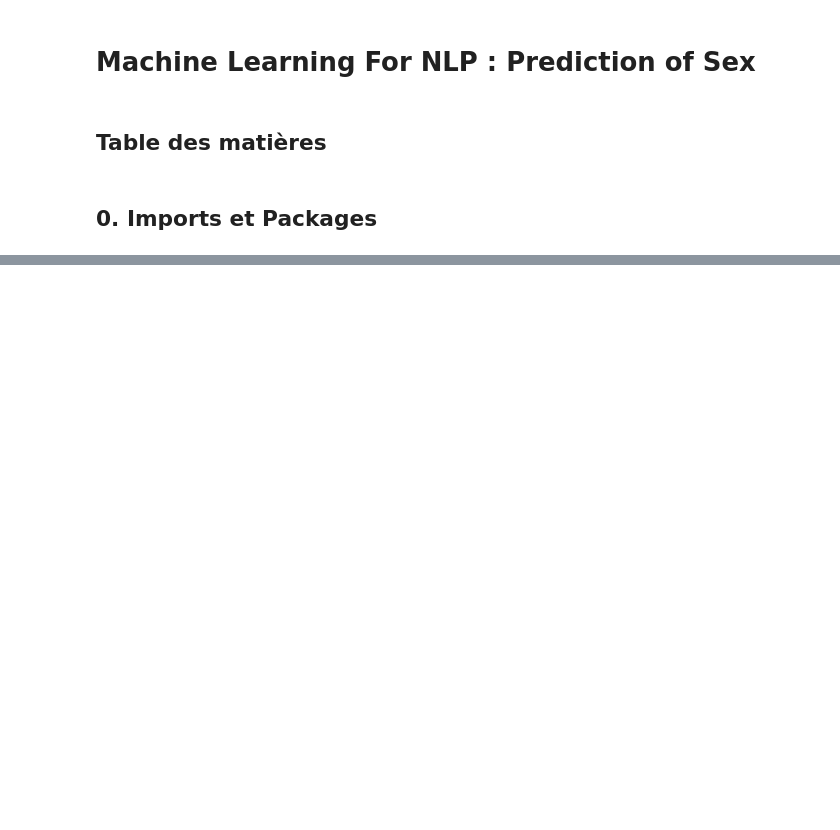
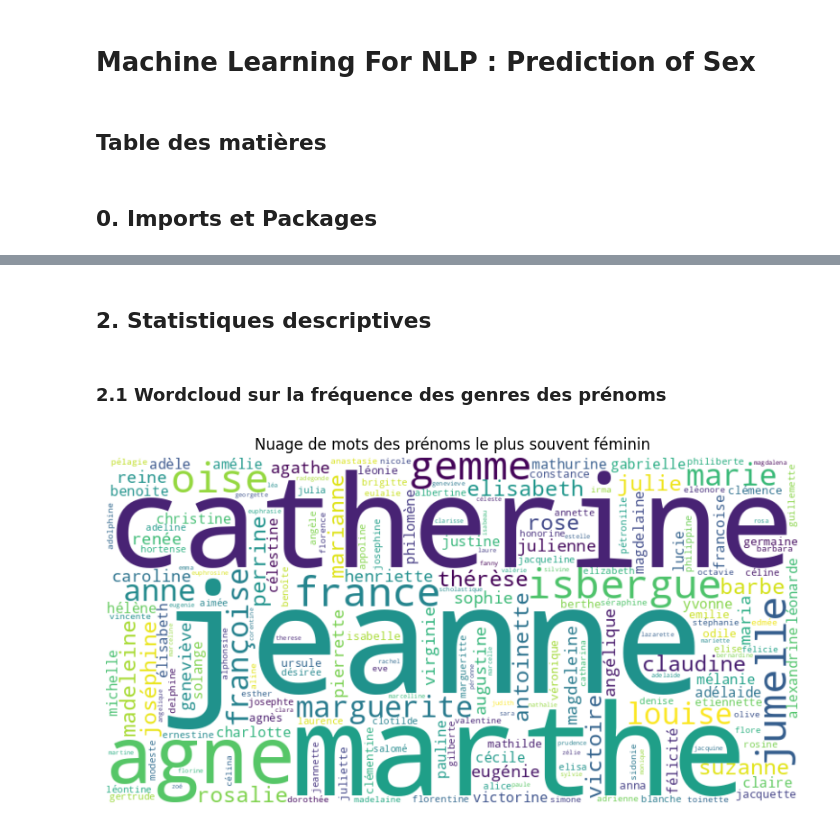
Before and after one commit to emanieluu/ml_for_nlp, a Jupyter notebook: NLP_Project.ipynb, the cells around one changed output, grey strips where cells are left out. Cells and saved outputs as stored; diff of their text form; code cells hidden in the pictures; blank space fills up the shorter version.

```diff
--- a/NLP_Project.ipynb
+++ b/NLP_Project.ipynb
@@ -334,0 +88,20 @@ jointure_data = pd.merge(
+# %% [markdown]
+## 2. Statistiques descriptives
+# %% [markdown]
+### 2.1 Wordcloud sur la fréquence des genres des prénoms
+# %%
+name_data["female_freq"] = name_data["female"] / (name_data["male"] + name_data["female"])
+# %%
+most_female_name = name_data[name_data["female_freq"] >= 0.5]
+all_names = " ".join(most_female_name["firstname"].dropna())
+wordcloud = WordCloud(
+    width=800, height=400, background_color="white"
+).generate(all_names)
+
+plt.figure(figsize=(10, 5))
+plt.imshow(wordcloud, interpolation="bilinear")
+plt.axis("off")
+plt.title("Nuage de mots des prénoms le plus souvent féminin")
+plt.show()
+# %% [output]
+[figure, added]
```
Also changed, not shown: parts of 44 cells of this notebook, 2 other files.
